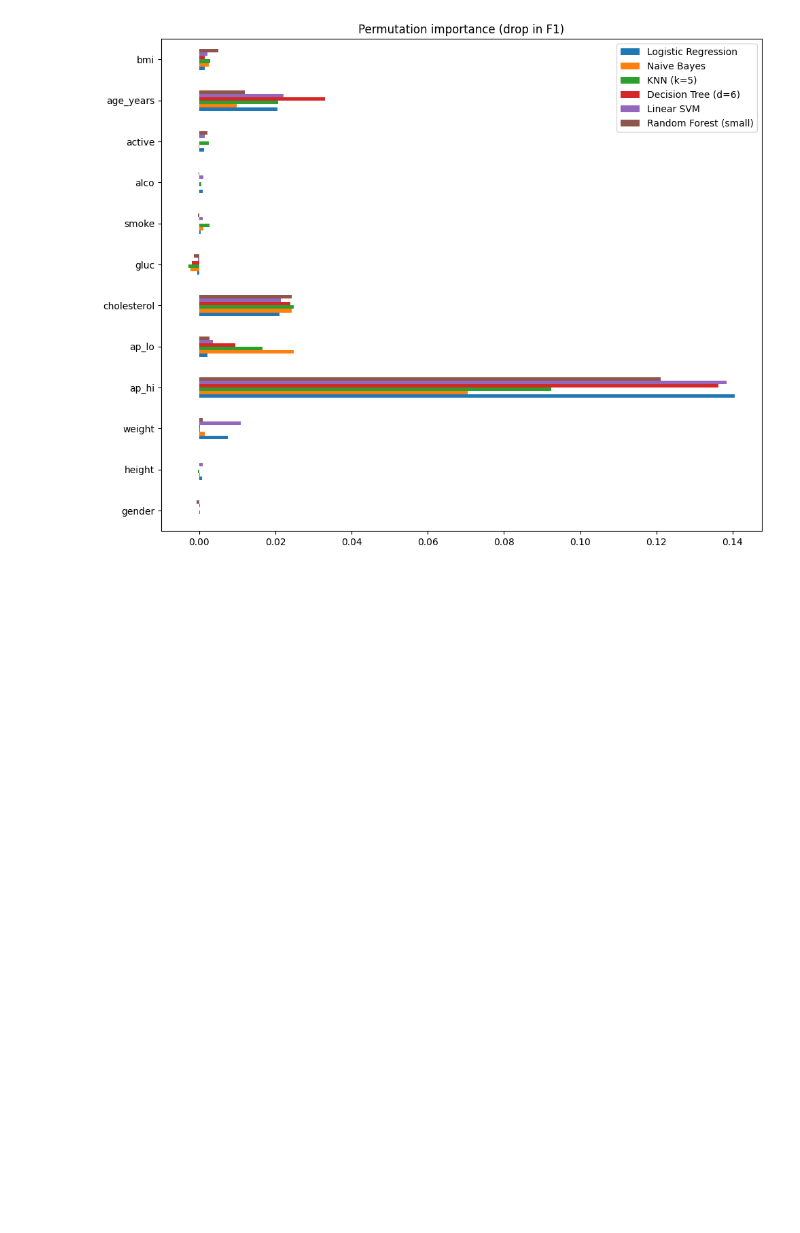
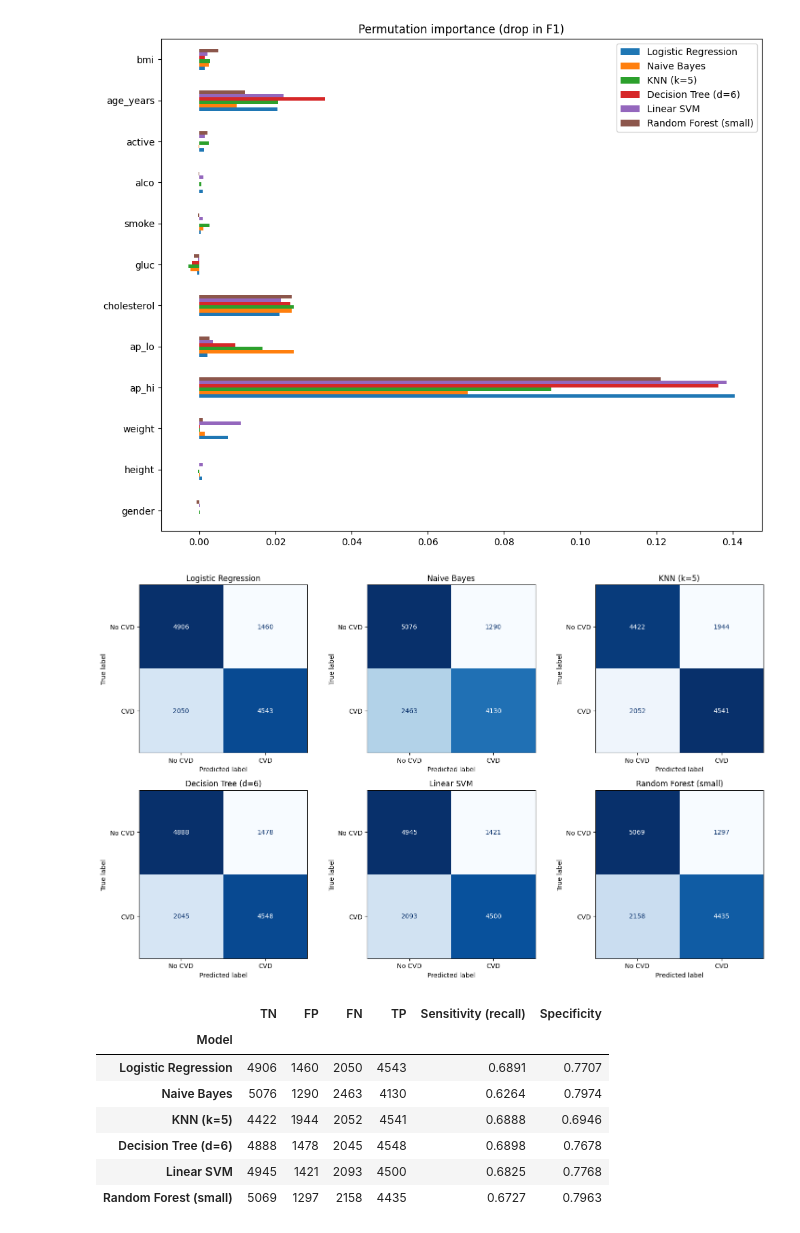
Before and after one commit to Homnath123/Lightweight-ML-Healthcare-AI-IoT, a Jupyter notebook: MachineLearning_Predictions.ipynb, the cells around one changed output. Drawn from its saved outputs; the diff is of its cells as text; code cells hidden in the pictures; blank space fills up the shorter version.

```diff
--- a/MachineLearning_Predictions.ipynb
+++ b/MachineLearning_Predictions.ipynb
@@ -341,3 +341,42 @@ plt.show()
 | gender | 0.0000 | 0.0001 | 0.0002 | 0.0000 | 0.0002 | -0.0007 |
 | gluc | -0.0005 | -0.0023 | -0.0028 | -0.0019 | -0.0003 | -0.0013 |
 [figure]
+# %%
+# -----------------------------------------------------------------------------
+# STEP 10: CONFUSION MATRICES (HOLD-OUT SET)
+# Shows, for each model, how many patients were correctly and incorrectly
+# classified. Bottom-left cell = false negatives (missed CVD cases), the most
+# costly error in a screening setting. Also saves a table of TN/FP/FN/TP counts.
+# Run after Step 7, so all models have been fitted.
+# -----------------------------------------------------------------------------
+from sklearn.metrics import ConfusionMatrixDisplay, confusion_matrix
+import matplotlib.pyplot as plt
+
+fig, axes = plt.subplots(2, 3, figsize=(15, 9))
+for ax, (name, m) in zip(axes.ravel(), models.items()):
+    ConfusionMatrixDisplay.from_estimator(
+        m, X_test, y_test, display_labels=["No CVD", "CVD"],
+        cmap="Blues", ax=ax, colorbar=False)
+    ax.set_title(name)
+plt.tight_layout()
+plt.savefig("confusion_matrices.png", dpi=300)
+plt.show()
+
+# Table of counts (useful for the results section)
+cm_rows = []
+for name, m in models.items():
+    tn, fp, fn, tp = confusion_matrix(y_test, m.predict(X_test)).ravel()
+    cm_rows.append({"Model": name, "TN": tn, "FP": fp, "FN": fn, "TP": tp,
+                    "Sensitivity (recall)": tp / (tp + fn),
+                    "Specificity": tn / (tn + fp)})
+pd.DataFrame(cm_rows).set_index("Model").round(4)
+# %% [output]
+[figure, added]
+|  | TN | FP | FN | TP | Sensitivity (recall) | Specificity |
+| Model |  |  |  |  |  |  |
+| Logistic Regression | 4906 | 1460 | 2050 | 4543 | 0.6891 | 0.7707 |
+| Naive Bayes | 5076 | 1290 | 2463 | 4130 | 0.6264 | 0.7974 |
+| KNN (k=5) | 4422 | 1944 | 2052 | 4541 | 0.6888 | 0.6946 |
+| Decision Tree (d=6) | 4888 | 1478 | 2045 | 4548 | 0.6898 | 0.7678 |
+| Linear SVM | 4945 | 1421 | 2093 | 4500 | 0.6825 | 0.7768 |
+| Random Forest (small) | 5069 | 1297 | 2158 | 4435 | 0.6727 | 0.7963 |
```
Also changed, not shown: parts of 4 cells of this notebook.
